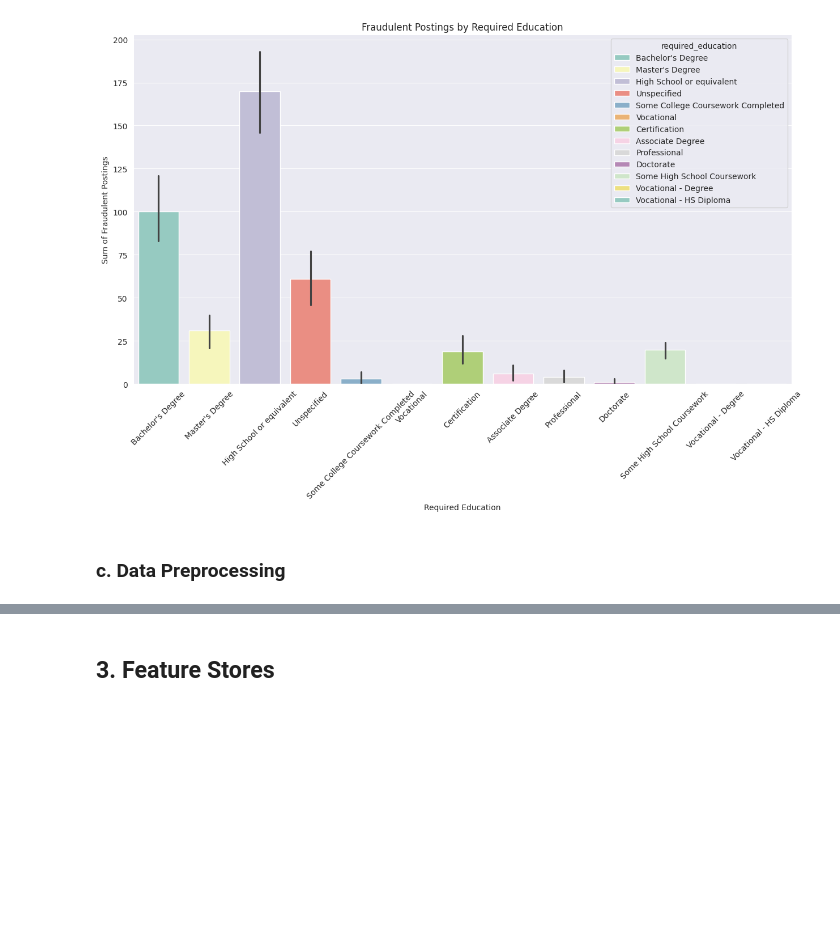
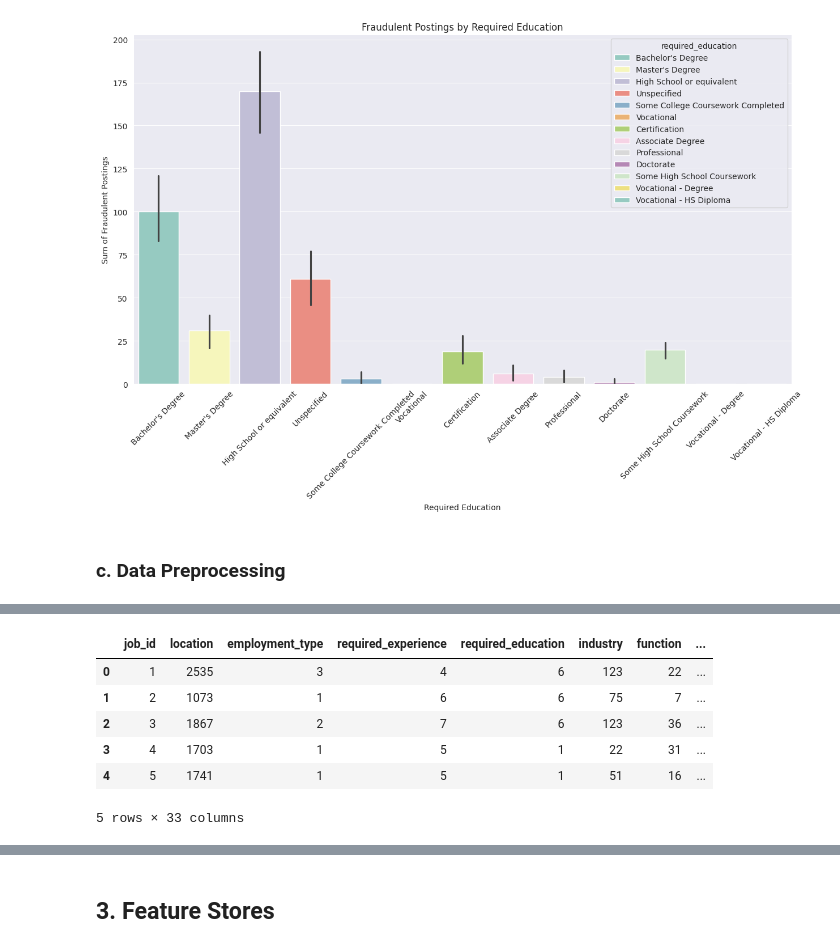
Before and after one commit to wisdom196473/Fraudulent-Job-Posting-Detection-MLOps, a Jupyter notebook: FinalProject.ipynb, the cells around one changed output, grey strips where cells are left out. Drawn from its saved outputs; the diff is of its cells as text; code cells hidden in the pictures; blank space fills up the shorter version.

```diff
--- a/FinalProject.ipynb
+++ b/FinalProject.ipynb
@@ -280,14 +276,3 @@ plt.show()
 [figure]
 # %% [markdown]
 ### c. Data Preprocessing
-# %%
-# Select the Features with Domain Knowledge
-
-def select_features(df):
-    """Select relevant features from the dataset"""
-    selected_features = ['title', 'description', 'requirements', 'company_profile',
-                        'benefits', 'location', 'employment_type', 'required_experience',
-                        'required_education', 'industry', 'function', 'telecommuting',
-                        'has_company_logo', 'has_questions', 'fraudulent']
-
-    return df[selected_features]
@@ -359,0 +335,15 @@ def clean_text(text):
+# %%
+# Add PK column
+for df in [structured_features, text_features, target_features]:
+        if 'job_id' in df.columns:
+            df.drop(columns=['job_id'], inplace=True)
+
+    # Add incremental job_id as the first column
+structured_features.insert(0, 'job_id', range(1, len(structured_features) + 1))
+text_features.insert(0, 'job_id', range(1, len(text_features) + 1))
+target_features.insert(0, 'job_id', range(1, len(target_features) + 1))
+# %%
+# Add an event_timestamp column with today's timestamp
+structured_features['event_timestamp'] = pd.Timestamp.now()
+text_features['event_timestamp'] = pd.Timestamp.now()
+target_features['event_timestamp'] = pd.Timestamp.now()
@@ -359,0 +369,10 @@ def clean_text(text):
+# %%
+structured_features.head()
+# %% [output]
+|  | job_id | location | employment_type | required_experience | required_education | industry | function | ... |
+| 0 | 1 | 2535 | 3 | 4 | 6 | 123 | 22 | ... |
+| 1 | 2 | 1073 | 1 | 6 | 6 | 75 | 7 | ... |
+| 2 | 3 | 1867 | 2 | 7 | 6 | 123 | 36 | ... |
+| 3 | 4 | 1703 | 1 | 5 | 1 | 22 | 31 | ... |
+| 4 | 5 | 1741 | 1 | 5 | 1 | 51 | 16 | ... |
+5 rows × 33 columns
```
Also changed, not shown: parts of 29 cells of this notebook.
